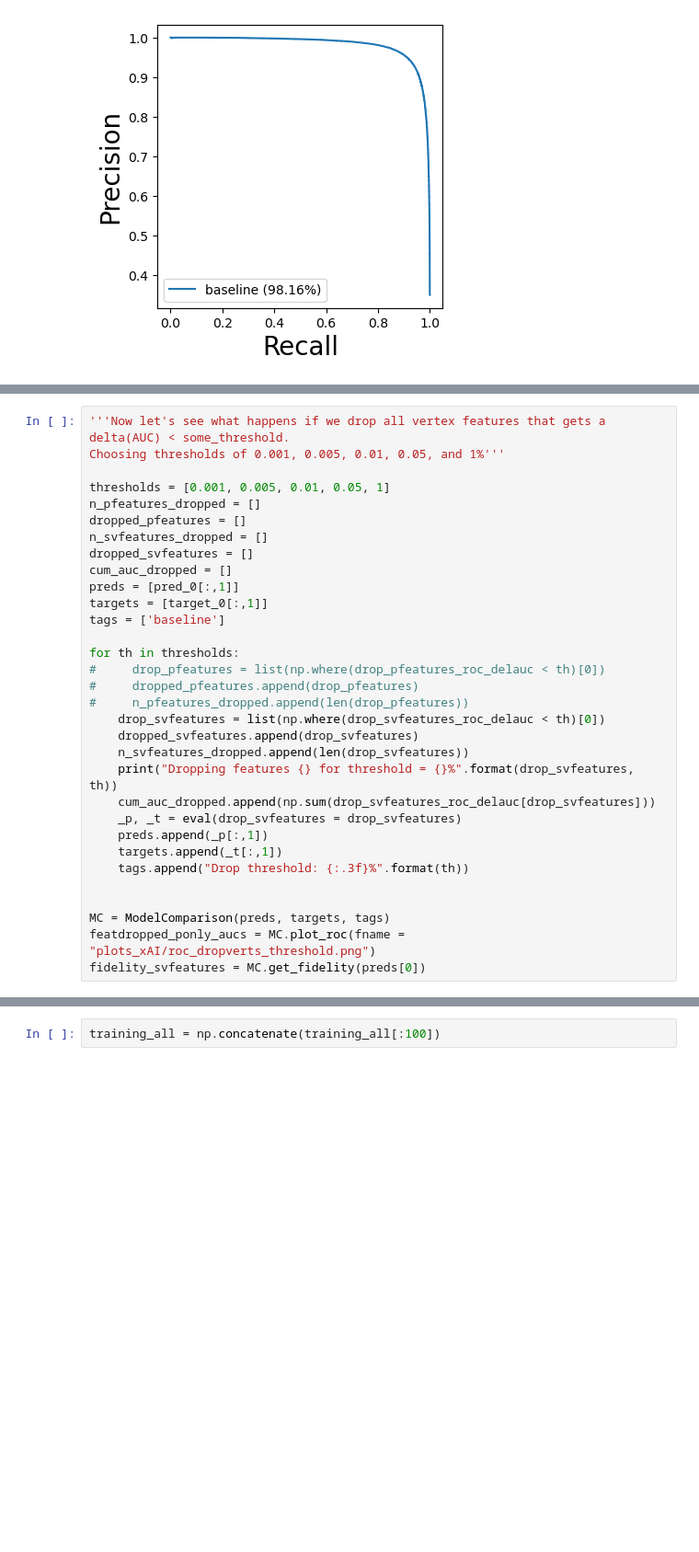
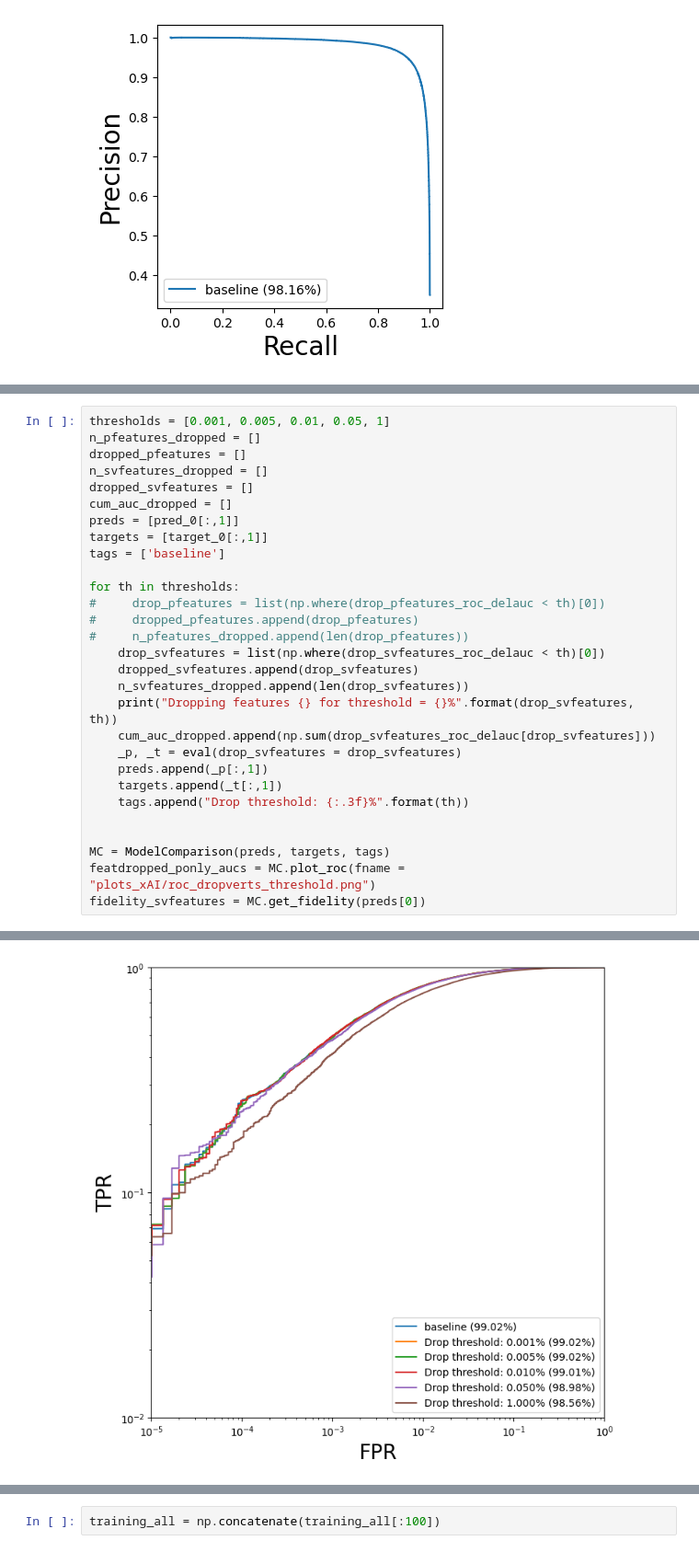
Before and after one commit to yorkiva/IN, a Jupyter notebook: 01_Baseline_Model_Inspection.ipynb, the cells around one changed output, grey strips where cells are left out. Shown at 92% size. Cells and saved outputs as stored; diff of their text form; blank space fills up the shorter version.

```diff
--- a/01_Baseline_Model_Inspection.ipynb
+++ b/01_Baseline_Model_Inspection.ipynb
@@ -514,7 +512,4 @@ fidelity_chart(fidelity_vals = fidelity_pfeatures[1:],
 # %%
-'''Now let's see what happens if we drop all vertex features that gets a delta(AUC) < some_threshold.
-Choosing thresholds of 0.001, 0.005, 0.01, 0.05, and 1%'''
-
 thresholds = [0.001, 0.005, 0.01, 0.05, 1]
 n_pfeatures_dropped = []
 dropped_pfeatures = []
@@ -543,3 +538,4 @@ for th in thresholds:
 MC = ModelComparison(preds, targets, tags)
 featdropped_ponly_aucs = MC.plot_roc(fname = "plots_xAI/roc_dropverts_threshold.png")
 fidelity_svfeatures = MC.get_fidelity(preds[0])
+# %% [output]
@@ -546,3 +547,4 @@ fidelity_svfeatures = MC.get_fidelity(preds[0])
+[figure, added]
 # %%
 fidelity_chart(fidelity_vals = fidelity_svfeatures[1:],
                tags = tags[1:],
```
Also changed, not shown: parts of 24 cells of this notebook.
